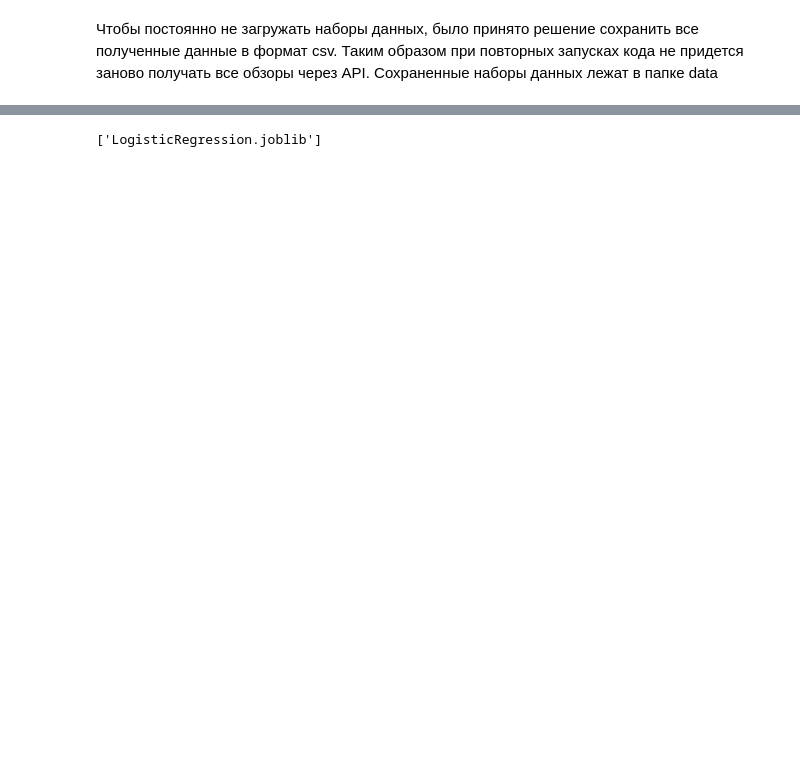
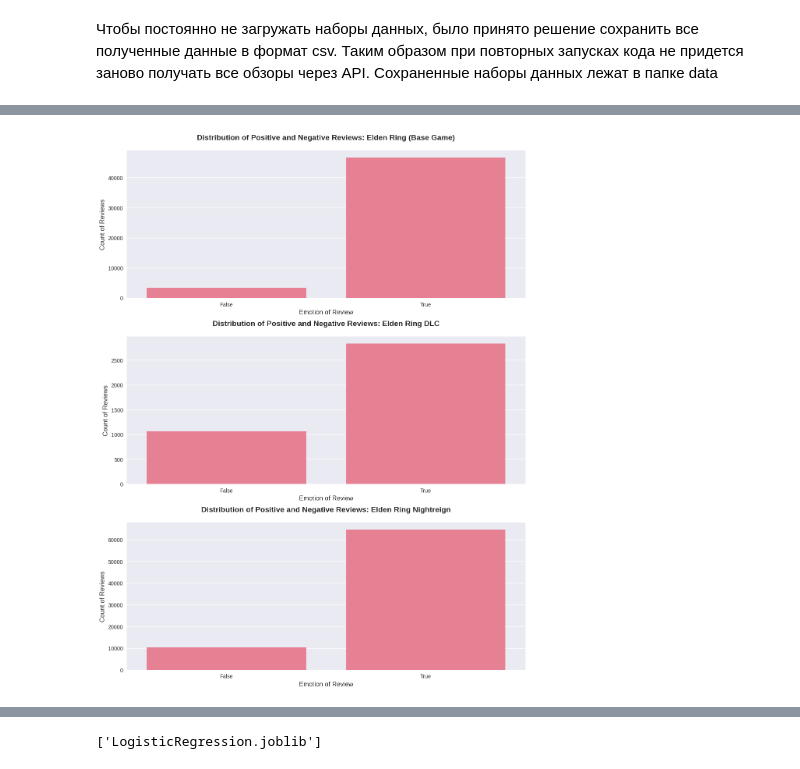
Before and after one commit to Nelo5/SteamReviewsSentimentAnalysis, a Jupyter notebook: SteamReviewsSentimentAnalysis.ipynb, the cells around one changed output, grey strips where cells are left out. Saved outputs shown, nothing was run; the diff lists cells and outputs as text; code cells hidden in the pictures; blank space fills up the shorter version.

```diff
--- a/SteamReviewsSentimentAnalysis.ipynb
+++ b/SteamReviewsSentimentAnalysis.ipynb
@@ -90,9 +102,9 @@ def get_reviews(appid: str, num_reviews: int = 1000, language: str = 'english')
 
     return pd.DataFrame(reviews)
 # %%
-dfappid = input("Введите Steam AppID (цифры): ")
+appid = input("Введите Steam AppID (цифры): ")
 print("Загружаю отзывы... это может занять некоторое время.")
 df = get_reviews(appid, num_reviews=150000)
 print(f"Загружено отзывов: {len(df)}")
 df.to_csv(f"steam_reviews_{appid}.csv", index=False)
-print("Сохранено в CSV.").head()
+print("Сохранено в CSV.")
@@ -106,8 +111,6 @@ print("Сохранено в CSV.").head()
 # %% [markdown]
  Чтобы постоянно не загружать наборы данных, было принято решение сохранить все полученные данные в формат csv. Таким образом при повторных запусках кода не придется заново получать все обзоры через API. Сохраненные наборы данных лежат в папке data
 # %%
-EldenRing_df = pd.read_csv('./data/steam_reviews_EldenRing.csv')
-EldenRingDLC_df = pd.read_csv('./data/steam_reviews_EldenRingDLC.csv')
-EldenRingNightreign_df = pd.read_csv('./data/steam_reviews_EldenRingNightreign.csv')
-
-dfs = [EldenRing_df, EldenRingDLC_df, EldenRingNightreign_df]
+ER_df = pd.read_csv('./data/steam_reviews_EldenRing.csv')
+ERDLC_df = pd.read_csv('./data/steam_reviews_EldenRingDLC.csv')
+ERN_df = pd.read_csv('./data/steam_reviews_EldenRingNightreign.csv')
@@ -184,0 +139,9 @@ sns.countplot(data=reviews_df, x='voted_up')
+# %%
+ER_reviews_df = ER_df[['recommendationid','review','voted_up']].copy()
+ER_reviews_df = ER_reviews_df.drop_duplicates().dropna()
+
+ERDLC_reviews_df = ERDLC_df[['recommendationid','review','voted_up']].copy()
+ERDLC_reviews_df = ERDLC_reviews_df.drop_duplicates().dropna()
+
+ERN_reviews_df = ERN_df[['recommendationid','review','voted_up']].copy()
+ERN_reviews_df = ERN_reviews_df.drop_duplicates().dropna()
@@ -185,3 +170,26 @@ sns.countplot(data=reviews_df, x='voted_up')
+# %%
+fig, ax = plt.subplots(nrows=3, ncols=1, figsize=(12, 15))
+fig.tight_layout(pad=5.0)
+
+
+dfs = [ER_reviews_df, ERDLC_reviews_df, ERN_reviews_df]
+titles = [
+    'Distribution of Positive and Negative Reviews: Elden Ring (Base Game)',
+    'Distribution of Positive and Negative Reviews: Elden Ring DLC',
+    'Distribution of Positive and Negative Reviews: Elden Ring Nightreign'
+]
+
+
+for i, (df, title) in enumerate(zip(dfs, titles)):
+    sns.countplot(df, x='voted_up', ax=ax[i])
+
+    ax[i].set_title(title, fontsize=14, fontweight='bold', pad=20)
+    ax[i].set_xlabel('Emotion of Review', fontsize=12)
+    ax[i].set_ylabel('Count of Reviews', fontsize=12)
+
+plt.show()
+# %% [output]
+[figure, added]
 # %%
 url_pattern = re.compile(r'https?://\S+')
 html_pattern = re.compile(r'\[[/A-Za-z0-9\*]+\]')
```
Also changed, not shown: parts of 78 cells of this notebook, 1 other file.
